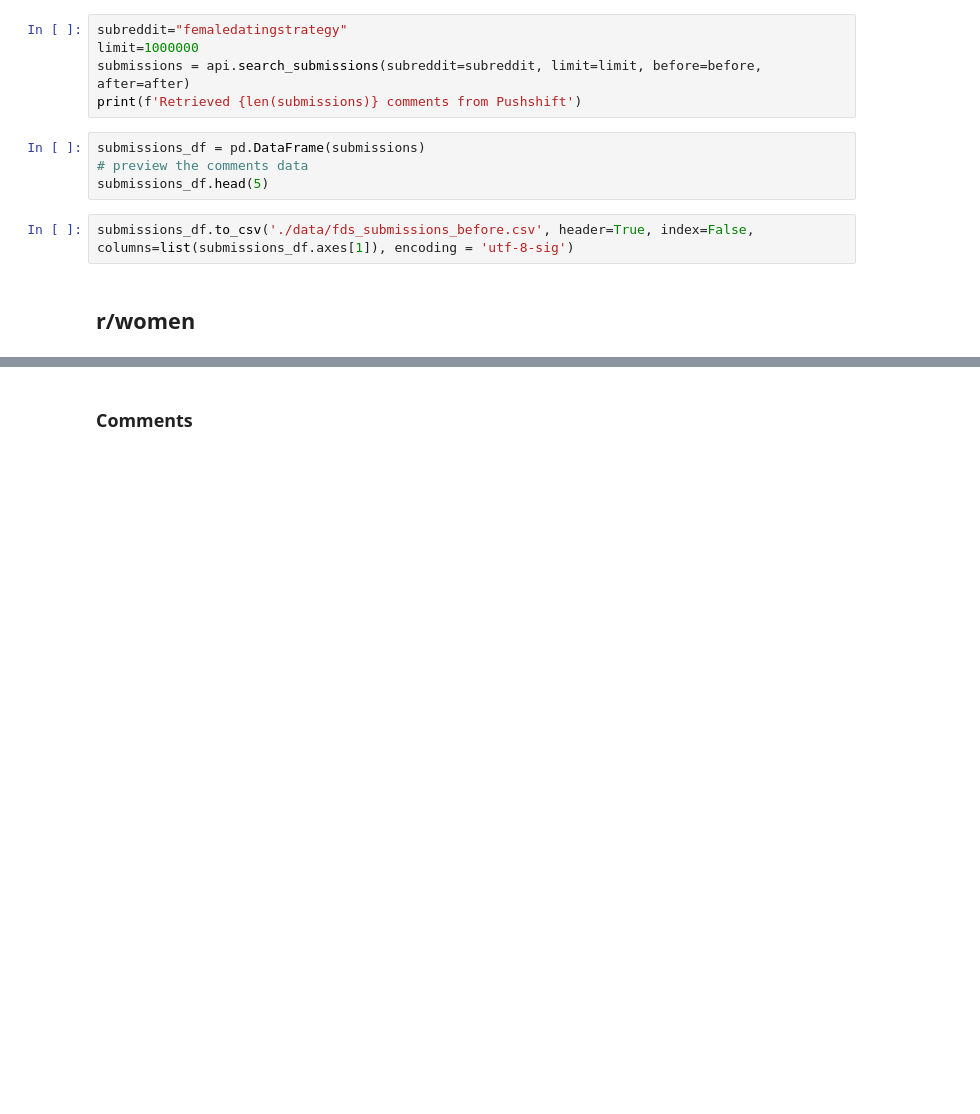
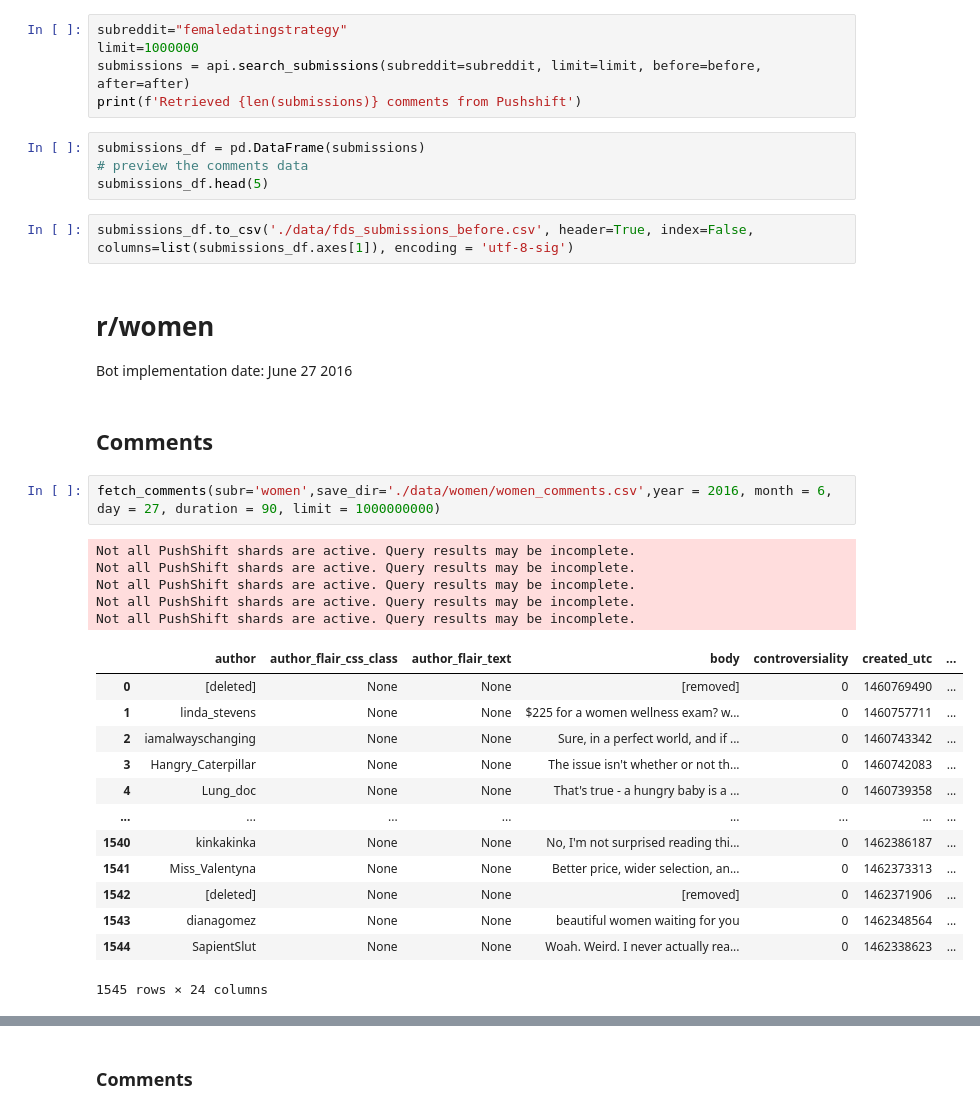
Before and after one commit to anng217/redditbots, a Jupyter notebook: pushshift.ipynb, the cells around one changed output, grey strips where cells are left out. Saved outputs shown, nothing was run; the diff lists cells and outputs as text; blank space fills up the shorter version.

Commit message:
update to scrape from other subr

```diff
--- a/pushshift.ipynb
+++ b/pushshift.ipynb
@@ -81,4 +79,28 @@ submissions_df.head(5)
 # %%
 submissions_df.to_csv('./data/fds_submissions_before.csv', header=True, index=False, columns=list(submissions_df.axes[1]), encoding = 'utf-8-sig')
 # %% [markdown]
-## r/women
+# r/women
+Bot implementation date: June 27 2016
+# %% [markdown]
+## Comments
+# %%
+fetch_comments(subr='women',save_dir='./data/women/women_comments.csv',year = 2016, month = 6, day = 27, duration = 90, limit = 1000000000)
+# %% [output]
+Not all PushShift shards are active. Query results may be incomplete.
+Not all PushShift shards are active. Query results may be incomplete.
+Not all PushShift shards are active. Query results may be incomplete.
+Not all PushShift shards are active. Query results may be incomplete.
+Not all PushShift shards are active. Query results may be incomplete.
+|  | author | author_flair_css_class | author_flair_text | body | controversiality | created_utc | ... |
+| 0 | [deleted] | None | None | [removed] | 0 | 1460769490 | ... |
+| 1 | linda_stevens | None | None | $225 for a women wellness exam? w... | 0 | 1460757711 | ... |
+| 2 | iamalwayschanging | None | None | Sure, in a perfect world, and if ... | 0 | 1460743342 | ... |
+| 3 | Hangry_Caterpillar | None | None | The issue isn't whether or not th... | 0 | 1460742083 | ... |
+| 4 | Lung_doc | None | None | That's true - a hungry baby is a ... | 0 | 1460739358 | ... |
+| ... | ... | ... | ... | ... | ... | ... | ... |
+| 1540 | kinkakinka | None | None | No, I'm not surprised reading thi... | 0 | 1462386187 | ... |
+| 1541 | Miss_Valentyna | None | None | Better price, wider selection, an... | 0 | 1462373313 | ... |
+| 1542 | [deleted] | None | None | [removed] | 0 | 1462371906 | ... |
+| 1543 | dianagomez | None | None | beautiful women waiting for you | 0 | 1462348564 | ... |
+| 1544 | SapientSlut | None | None | Woah. Weird. I never actually rea... | 0 | 1462338623 | ... |
+1545 rows × 24 columns
```
Also changed, not shown: parts of 45 cells of this notebook.
